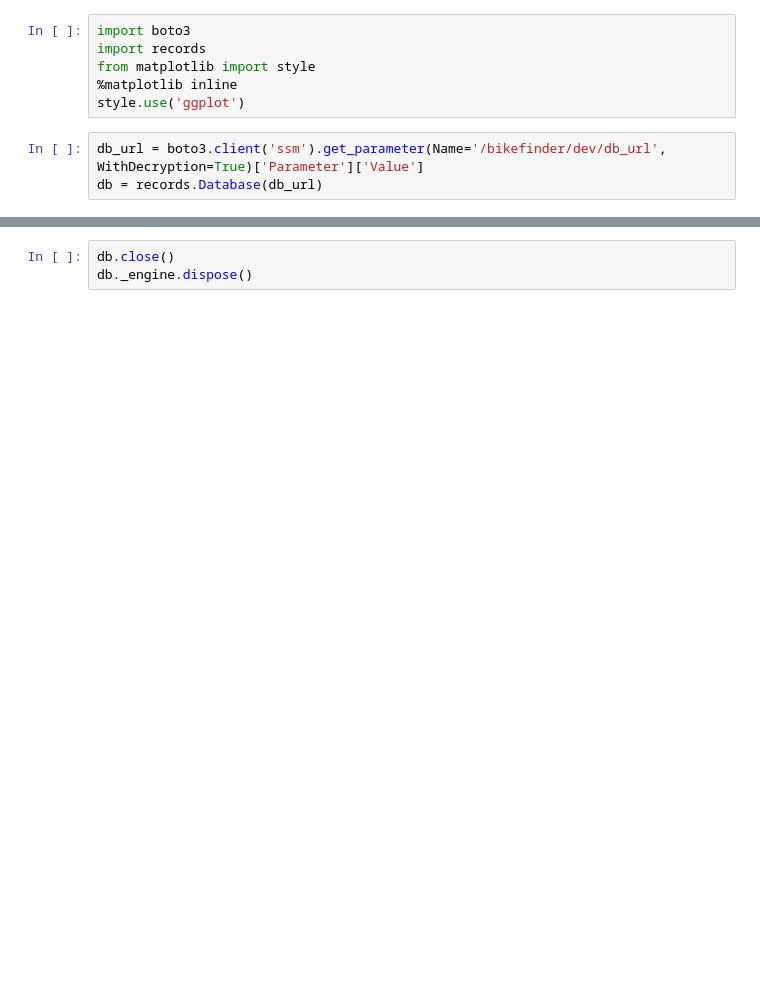
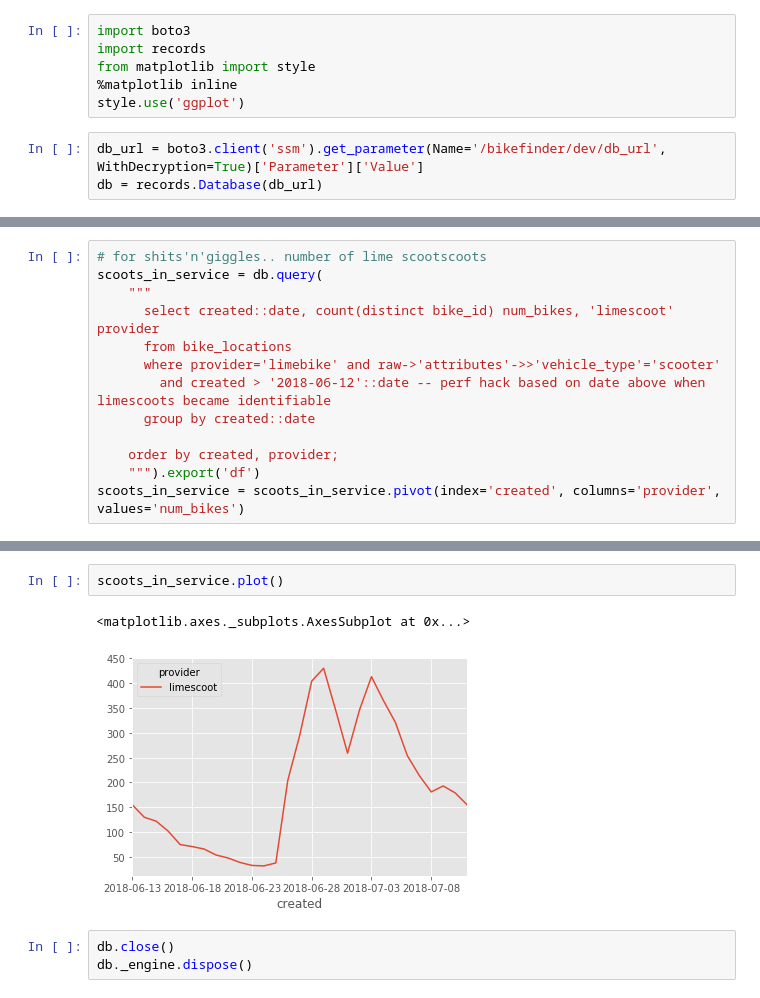
Before and after one commit to dschep/bikehero-labs, a Jupyter notebook: dobi-analysis/notebook.ipynb, the cells around one changed output, grey strips where cells are left out. Cells and saved outputs as stored; diff of their text form; blank space fills up the shorter version.

```diff
--- a/dobi-analysis/notebook.ipynb
+++ b/dobi-analysis/notebook.ipynb
@@ -94,0 +128,13 @@ db.query(
+# %%
+# for shits'n'giggles.. number of lime scootscoots
+scoots_in_service = db.query(
+    """
+      select created::date, count(distinct bike_id) num_bikes, 'limescoot' provider
+      from bike_locations
+      where provider='limebike' and raw->'attributes'->>'vehicle_type'='scooter'
+        and created > '2018-06-12'::date -- perf hack based on date above when limescoots became identifiable
+      group by created::date
+
+    order by created, provider;
+    """).export('df')
+scoots_in_service = scoots_in_service.pivot(index='created', columns='provider', values='num_bikes')
@@ -95,3 +162,8 @@ db.query(
+# %%
+scoots_in_service.plot()
+# %% [output]
+<matplotlib.axes._subplots.AxesSubplot at 0x...>
+[figure, added]
 # %%
 db.close()
 db._engine.dispose()
```
Also changed, not shown: parts of 8 cells of this notebook, 1 other file.
